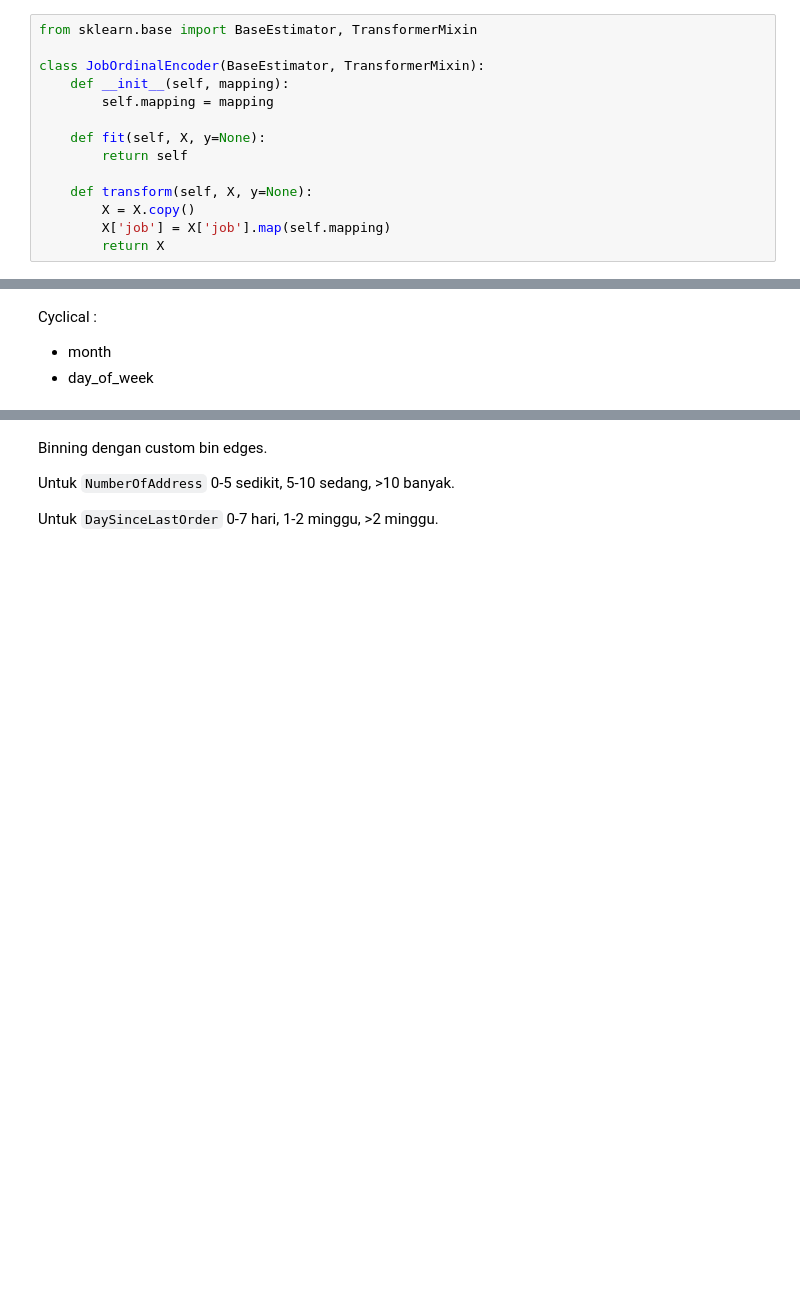
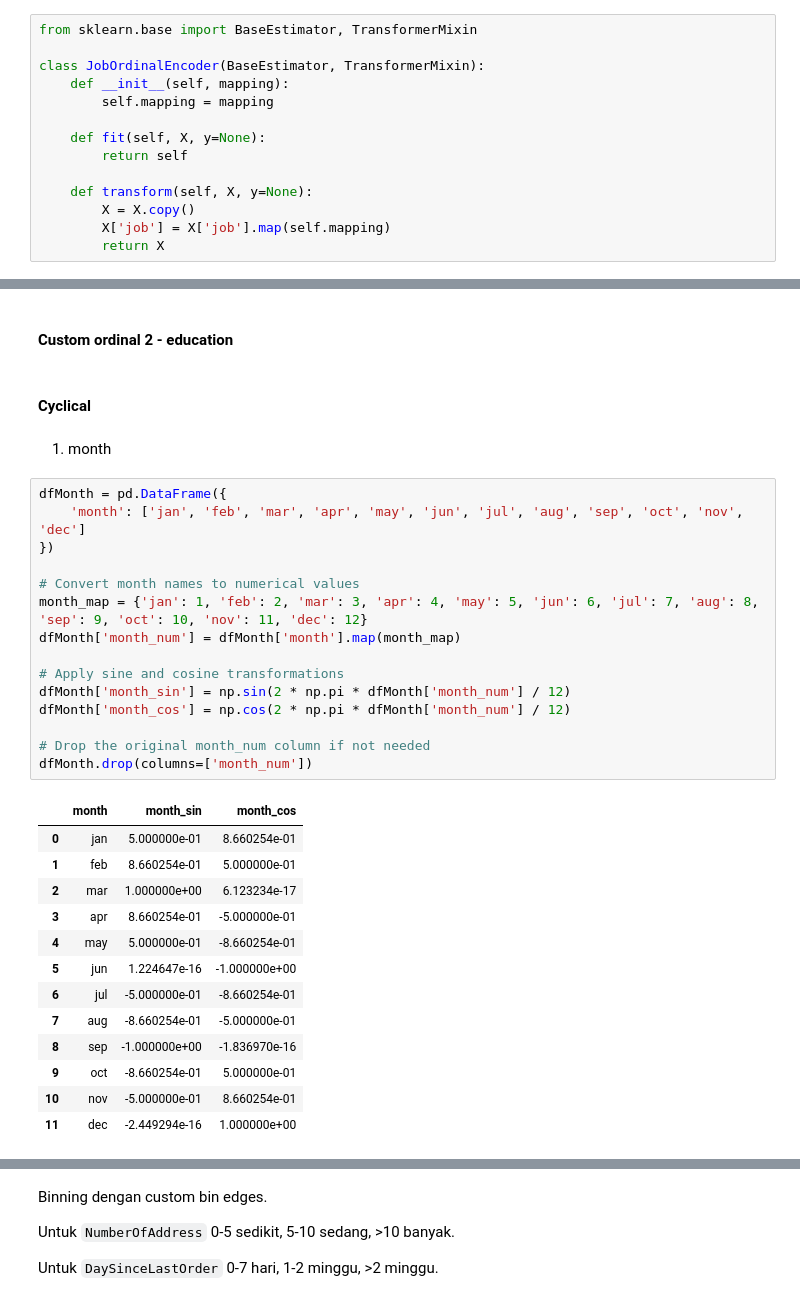
Before and after one commit to robbenrba/finalProject, a Jupyter notebook: finalProject_RobertoB_GrettyM_final.ipynb, the cells around one changed output, grey strips where cells are left out. Cells and saved outputs as stored; diff of their text form; blank space fills up the shorter version.

Commit message:
feature engineering : custom encoders

```diff
--- a/finalProject_RobertoB_GrettyM_final.ipynb
+++ b/finalProject_RobertoB_GrettyM_final.ipynb
@@ -556,4 +562,35 @@ pipeline = Pipeline([
-# %% [markdown]
-Cyclical :
-* month
-* day_of_week
+# %% [markdown]
+#### Custom ordinal 2 - education
+# %% [markdown]
+#### Cyclical
+# %% [markdown]
+1. month
+# %%
+dfMonth = pd.DataFrame({
+    'month': ['jan', 'feb', 'mar', 'apr', 'may', 'jun', 'jul', 'aug', 'sep', 'oct', 'nov', 'dec']
+})
+
+# Convert month names to numerical values
+month_map = {'jan': 1, 'feb': 2, 'mar': 3, 'apr': 4, 'may': 5, 'jun': 6, 'jul': 7, 'aug': 8, 'sep': 9, 'oct': 10, 'nov': 11, 'dec': 12}
+dfMonth['month_num'] = dfMonth['month'].map(month_map)
+
+# Apply sine and cosine transformations
+dfMonth['month_sin'] = np.sin(2 * np.pi * dfMonth['month_num'] / 12)
+dfMonth['month_cos'] = np.cos(2 * np.pi * dfMonth['month_num'] / 12)
+
+# Drop the original month_num column if not needed
+dfMonth.drop(columns=['month_num'])
+# %% [output]
+|  | month | month_sin | month_cos |
+| 0 | jan | 5.000000e-01 | 8.660254e-01 |
+| 1 | feb | 8.660254e-01 | 5.000000e-01 |
+| 2 | mar | 1.000000e+00 | 6.123234e-17 |
+| 3 | apr | 8.660254e-01 | -5.000000e-01 |
+| 4 | may | 5.000000e-01 | -8.660254e-01 |
+| 5 | jun | 1.224647e-16 | -1.000000e+00 |
+| 6 | jul | -5.000000e-01 | -8.660254e-01 |
+| 7 | aug | -8.660254e-01 | -5.000000e-01 |
+| 8 | sep | -1.000000e+00 | -1.836970e-16 |
+| 9 | oct | -8.660254e-01 | 5.000000e-01 |
+| 10 | nov | -5.000000e-01 | 8.660254e-01 |
+| 11 | dec | -2.449294e-16 | 1.000000e+00 |
```
Also changed, not shown: parts of 12 cells of this notebook.
